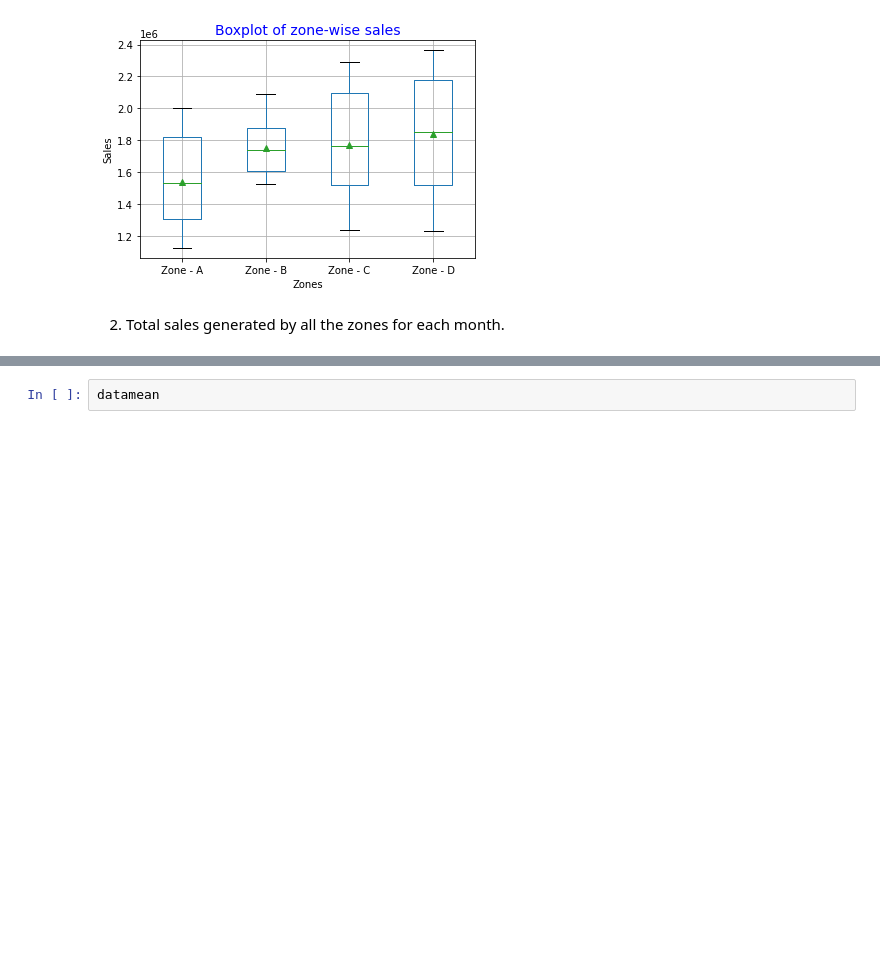
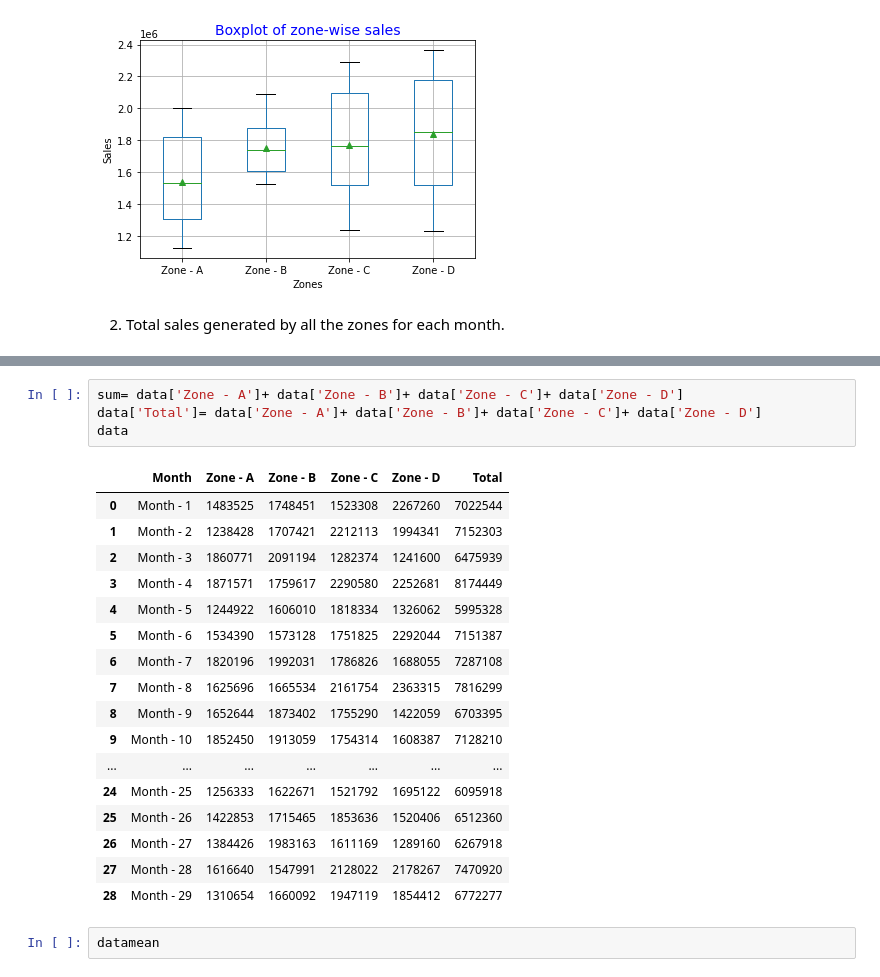
Before and after one commit to Stevelal96/DSA, a Jupyter notebook: Case Study- ANOVA.ipynb, the cells around one changed output, grey strips where cells are left out. Cells and saved outputs as stored; diff of their text form; blank space fills up the shorter version.

```diff
--- a/Case Study- ANOVA.ipynb
+++ b/Case Study- ANOVA.ipynb
@@ -70,3 +89,25 @@ datamean= data.mean(axis=1)
+# %%
+sum= data['Zone - A']+ data['Zone - B']+ data['Zone - C']+ data['Zone - D']
+data['Total']= data['Zone - A']+ data['Zone - B']+ data['Zone - C']+ data['Zone - D']
+data
+# %% [output]
+|  | Month | Zone - A | Zone - B | Zone - C | Zone - D | Total |
+| 0 | Month - 1 | 1483525 | 1748451 | 1523308 | 2267260 | 7022544 |
+| 1 | Month - 2 | 1238428 | 1707421 | 2212113 | 1994341 | 7152303 |
+| 2 | Month - 3 | 1860771 | 2091194 | 1282374 | 1241600 | 6475939 |
+| 3 | Month - 4 | 1871571 | 1759617 | 2290580 | 2252681 | 8174449 |
+| 4 | Month - 5 | 1244922 | 1606010 | 1818334 | 1326062 | 5995328 |
+| 5 | Month - 6 | 1534390 | 1573128 | 1751825 | 2292044 | 7151387 |
+| 6 | Month - 7 | 1820196 | 1992031 | 1786826 | 1688055 | 7287108 |
+| 7 | Month - 8 | 1625696 | 1665534 | 2161754 | 2363315 | 7816299 |
+| 8 | Month - 9 | 1652644 | 1873402 | 1755290 | 1422059 | 6703395 |
+| 9 | Month - 10 | 1852450 | 1913059 | 1754314 | 1608387 | 7128210 |
+| ... | ... | ... | ... | ... | ... | ... |
+| 24 | Month - 25 | 1256333 | 1622671 | 1521792 | 1695122 | 6095918 |
+| 25 | Month - 26 | 1422853 | 1715465 | 1853636 | 1520406 | 6512360 |
+| 26 | Month - 27 | 1384426 | 1983163 | 1611169 | 1289160 | 6267918 |
+| 27 | Month - 28 | 1616640 | 1547991 | 2128022 | 2178267 | 7470920 |
+| 28 | Month - 29 | 1310654 | 1660092 | 1947119 | 1854412 | 6772277 |
 # %%
 datamean
 # %% [output]
```
Also changed, not shown: parts of 2 cells of this notebook.
